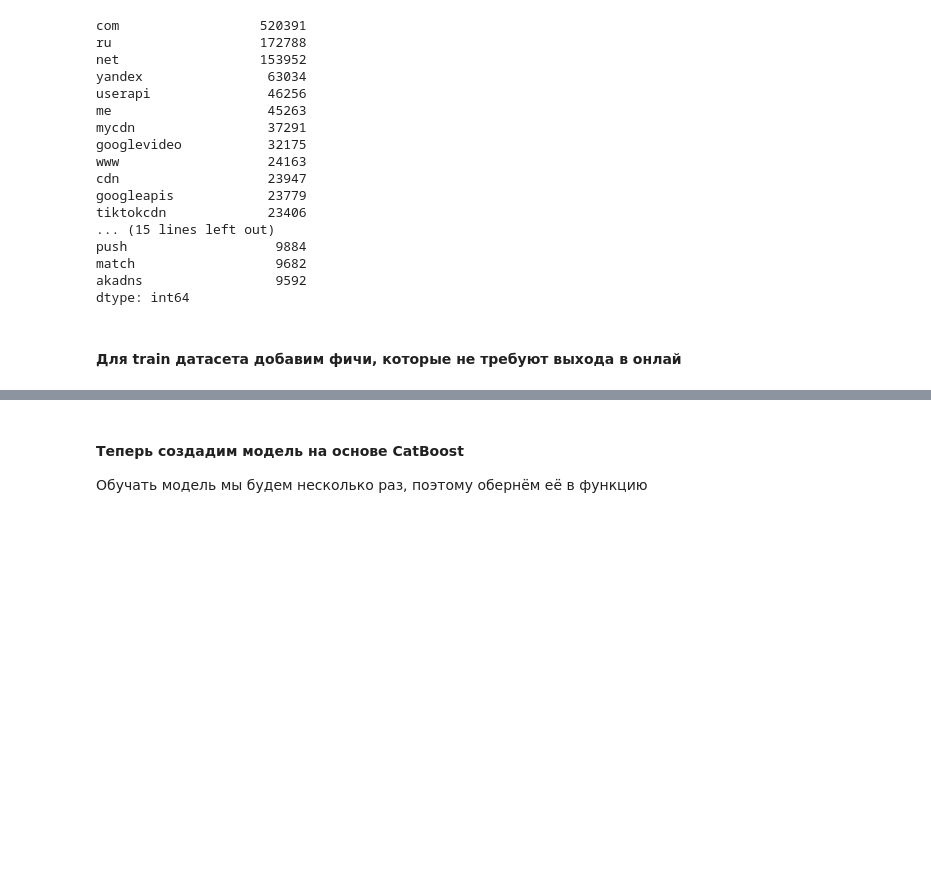
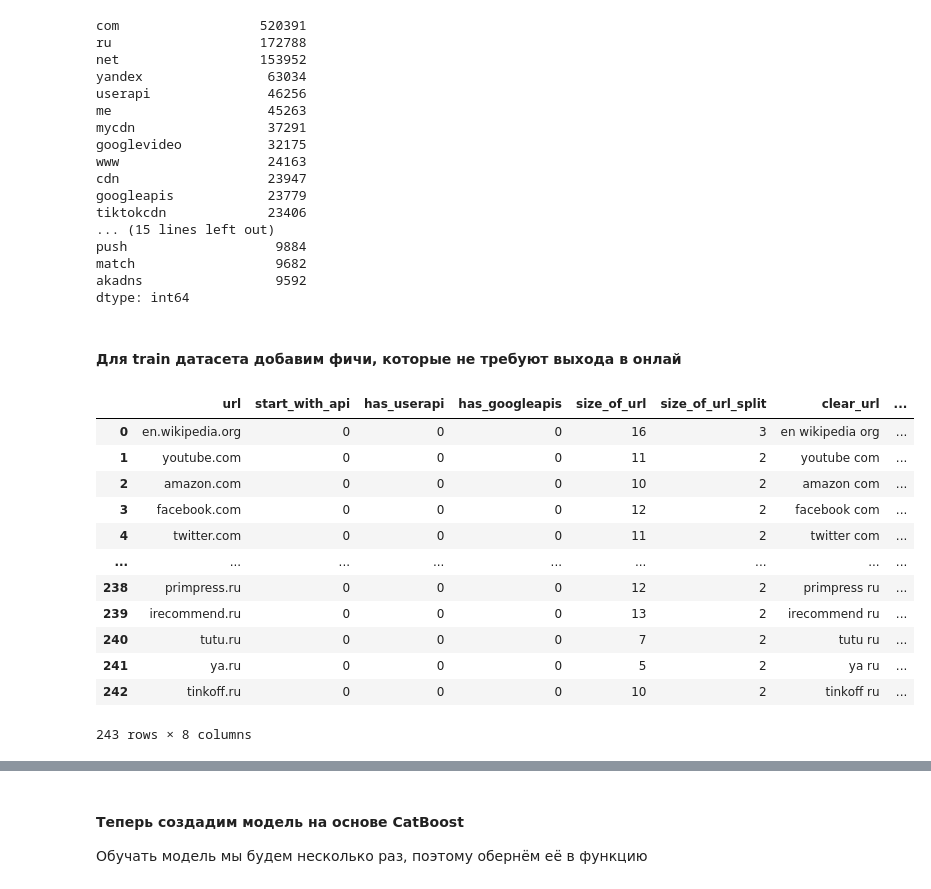
Before and after one commit to exsandebest/mts-teta-hackathon, a Jupyter notebook: main.ipynb, the cells around one changed output, grey strips where cells are left out. Drawn from its saved outputs; the diff is of its cells as text; code cells hidden in the pictures; blank space fills up the shorter version.

```diff
--- a/main.ipynb
+++ b/main.ipynb
@@ -95,6 +97,24 @@ def get_offline_features(t):
     return df
 # %%
 train = get_offline_features(train)
+# %%
+zeros = pd.read_csv('/Users/denis/Downloads/zeros.csv')
+nz = pd.DataFrame({'url':zeros['url'].values})
+get_offline_features(nz)
+# %% [output]
+|  | url | start_with_api | has_userapi | has_googleapis | size_of_url | size_of_url_split | clear_url | ... |
+| 0 | en.wikipedia.org | 0 | 0 | 0 | 16 | 3 | en wikipedia org | ... |
+| 1 | youtube.com | 0 | 0 | 0 | 11 | 2 | youtube com | ... |
+| 2 | amazon.com | 0 | 0 | 0 | 10 | 2 | amazon com | ... |
+| 3 | facebook.com | 0 | 0 | 0 | 12 | 2 | facebook com | ... |
+| 4 | twitter.com | 0 | 0 | 0 | 11 | 2 | twitter com | ... |
+| ... | ... | ... | ... | ... | ... | ... | ... | ... |
+| 238 | primpress.ru | 0 | 0 | 0 | 12 | 2 | primpress ru | ... |
+| 239 | irecommend.ru | 0 | 0 | 0 | 13 | 2 | irecommend ru | ... |
+| 240 | tutu.ru | 0 | 0 | 0 | 7 | 2 | tutu ru | ... |
+| 241 | ya.ru | 0 | 0 | 0 | 5 | 2 | ya ru | ... |
+| 242 | tinkoff.ru | 0 | 0 | 0 | 10 | 2 | tinkoff ru | ... |
+243 rows × 8 columns
 # %%
 train.head()
 # %% [output]
```
Also changed, not shown: parts of 1 cell of this notebook, 1 other file.
